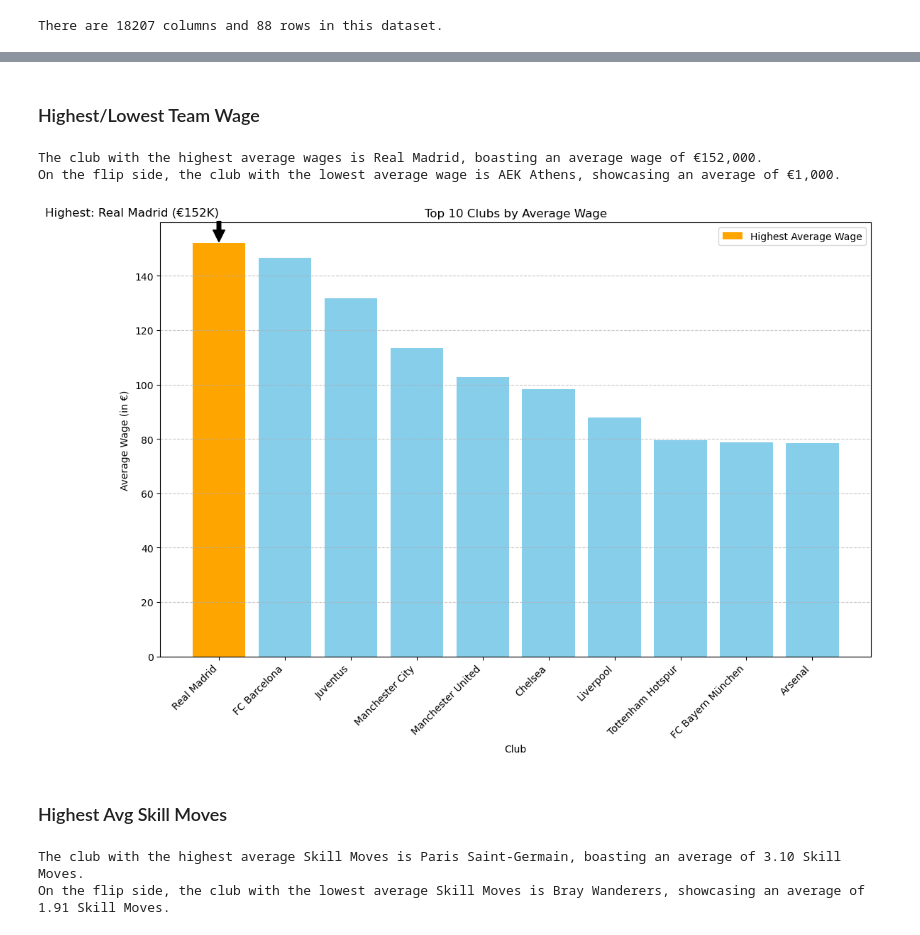
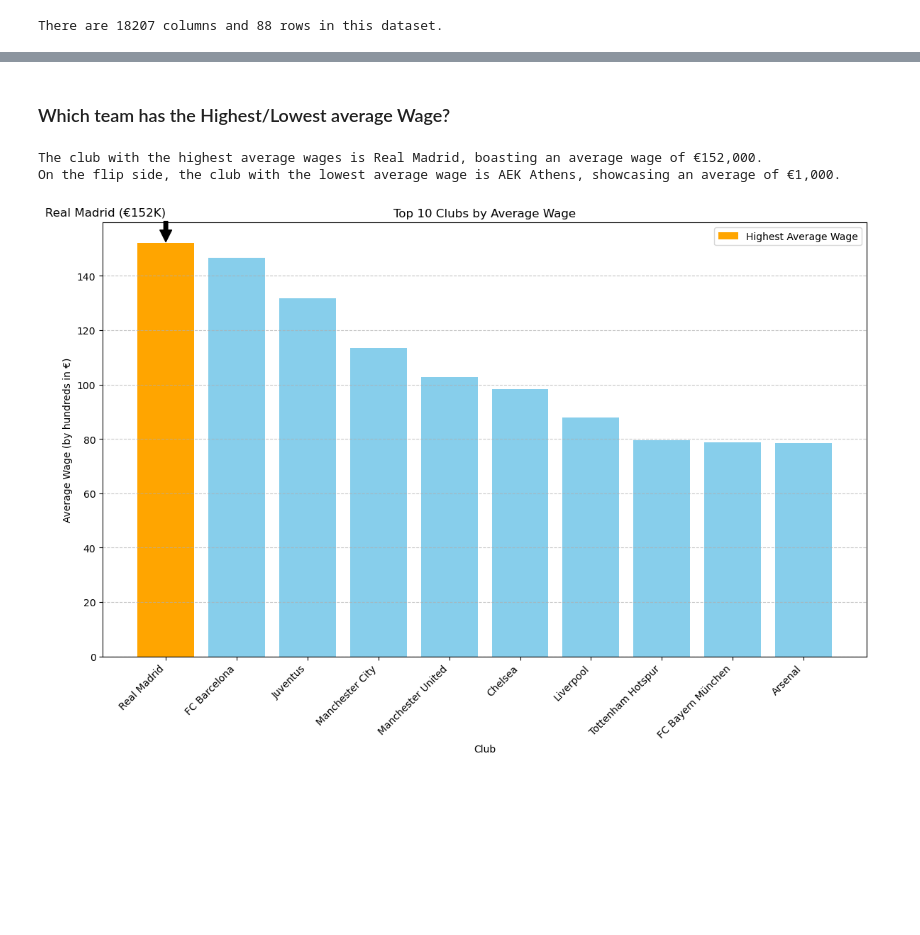
Before and after one commit to chrishunt11/Fifa_Fun, a Jupyter notebook: Fifa Fun.ipynb, the cells around one changed output, grey strips where cells are left out. Drawn from its saved outputs; the diff is of its cells as text; code cells hidden in the pictures; blank space fills up the shorter version.

```diff
--- a/Fifa Fun.ipynb
+++ b/Fifa Fun.ipynb
@@ -144,15 +141,12 @@ plt.show()
 # %% [markdown]
-### Highest/Lowest Team Wage
+### Which team has the Highest/Lowest average Wage?
 # %%
 # Calculate average wages for each club
 club_wages = df.groupby('Club')['Wage'].mean()
 
 # Identify the club with the highest and lowest average wages
-highest_club_wage = club_wages.idxmax()
-highest_wage = club_wages.max()
-
-lowest_club_wage = club_wages.idxmin()
-lowest_wage = club_wages.min()
+highest_club_wage, highest_wage = club_wages.idxmax(), club_wages.max()
+lowest_club_wage, lowest_wage = club_wages.idxmin(), club_wages.min()
 
 # Print the results
 print(f"The club with the highest average wages is {highest_club_wage}, boasting an average wage of €{highest_wage:.0f},000.")
@@ -163,46 +157,27 @@ On the flip side, the club with the lowest average wage is AEK Athens, showcasin
 # %%
 # Selecting the top 10 clubs
 top_10_wages = club_wages.nlargest(10)
 
 # Reset the index for plotting
 top_10_wages = top_10_wages.reset_index()
 
 # Example color palette
 colors = ['skyblue' if club != highest_club_wage else 'orange' for club in top_10_wages['Club']]
 
 # Plotting the bar chart for the top 10 clubs
 plt.figure(figsize=(12, 8), dpi=100)
 plt.bar(top_10_wages['Club'], top_10_wages['Wage'], color=colors, label='Highest Average Wage')
 plt.title('Top 10 Clubs by Average Wage')
 plt.xlabel('Club')
-plt.ylabel('Average Wage (in €)')
+plt.ylabel('Average Wage (by hundreds in €)')
 plt.xticks(rotation=45, ha='right')
-plt.annotate(f'Highest: {highest_club_wage} (€{highest_wage:.0f}K)',
+plt.annotate(f'{highest_club_wage} (€{highest_wage:.0f}K)',
              xy=(0, highest_wage), xytext=(0, highest_wage + 10),
              arrowprops=dict(facecolor='black', shrink=0.05), fontsize=12, ha='right')
 plt.grid(axis='y', linestyle='--', alpha=0.7)
 plt.legend(loc='upper right')
 plt.tight_layout()
 
 plt.show()
 # %% [output]
-[figure, old version]
+[figure, new version]
-# %% [markdown]
-### Highest Avg Skill Moves
-# %%
-# Calculate average skill moves for each club
-club_skills = df.groupby('Club')['Skill Moves'].mean()
-
-# Identify the club with the highest and lowest average skill moves
-highest_club_skills = club_skills.idxmax()
-highest_skills = club_skills.max()
-
-lowest_club_skills = club_skills.idxmin()
-lowest_skills = club_skills.min()
-
-# Print the results
-print(f"The club with the highest average Skill Moves is {highest_club_skills}, boasting an average of {highest_skills:.2f} Skill Moves.")
-print(f"On the flip side, the club with the lowest average Skill Moves is {lowest_club_skills}, showcasing an average of {lowest_skills:.2f} Skill Moves.")
-# %% [output]
-The club with the highest average Skill Moves is Paris Saint-Germain, boasting an average of 3.10 Skill Moves.
-On the flip side, the club with the lowest average Skill Moves is Bray Wanderers, showcasing an average of 1.91 Skill Moves.
```
Also changed, not shown: parts of 30 cells of this notebook.
